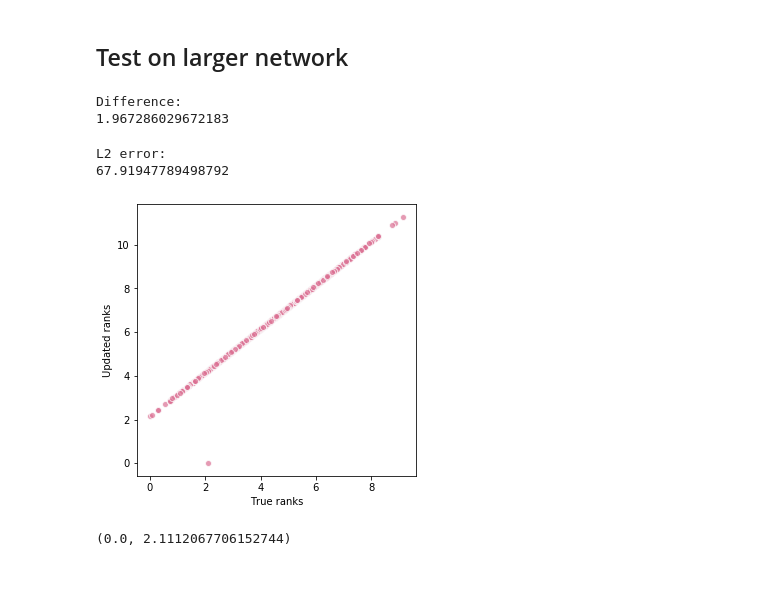
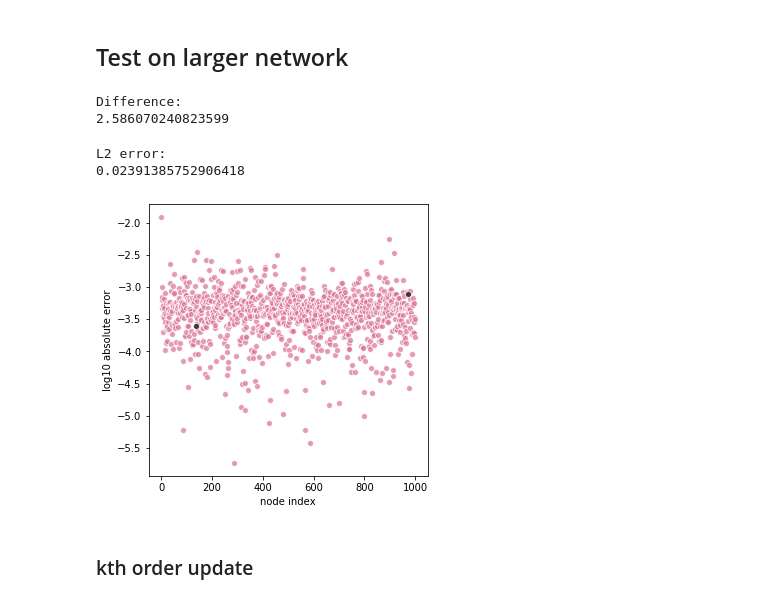
Before and after one commit to AparaV/SpringRankGroups, a Jupyter notebook: api/jupyter/online_ranking.ipynb, the cells around one changed output. Cells and saved outputs as stored; diff of their text form; code cells hidden in the pictures.

```diff
--- a/api/jupyter/online_ranking.ipynb
+++ b/api/jupyter/online_ranking.ipynb
@@ -55,28 +52,34 @@ def update_ranks(A, s_0, P, num_iter=100, tol=1e-7):
     RHS_p = operator_P(RHS, P)
     delta_p = LA.solve(L_p, RHS_p)
     s_est[P] = s_est[P] + delta_p
-#     delta_norm = LA.norm(delta_p)
-
-    seen_nodes = set(P)
 
     N = get_neighbors(A, P)
-#     while delta_norm > tol:
     for i in range(num_iter):
         L_n = operator_P(L, N)
         RHS_n = operator_P(d_hat - np.matmul(L, s_est), N)
         delta_n = LA.solve(L_n, RHS_n)
         s_est[N] = s_est[N] + delta_n
         N = get_neighbors(A, N)
-#         set_N = set(N)
-#         if seen_nodes.union(set_N) == seen_nodes:
-#             print(i)
-#             break
-#         else:
-#             seen_nodes = seen_nodes.union(set_N)
-#
-#         delta_norm = LA.norm(delta_n)
 
     return s_est
+
+def kth_order_update(A, s_0, N0, order):
+    L = Laplacian(A)
+    s_est = copy(s_0)
+    d_hat = np.sum(A, 1) - np.sum(A, 0)
+    RHS = d_hat - np.matmul(L, s_0)
+
+    N = set()
+    for k in range(order):
+        N = N.union(get_neighbors(A, list(N)))
+    N = list(N)
+
+    L_n = operator_P(L, N)
+    RHS_n = operator_P(RHS, N)
+    delta_n = LA.solve(L_n, RHS_n)
+    s_est[N] = s_est[N] + delta_n
+
+    return s_est, N
 # %% [markdown]
 ## Test on a small network
 # %%
@@ -164,8 +167,7 @@ alpha = 1
 N = 1000
 K = 10
 
-A_0 = sr.SpringRank_planted_network(N, beta, alpha, K, np.random)
-A_0 = np.array(nx.to_numpy_matrix(A_0))
+A_0 = sr.SpringRank_planted_network(N, beta, alpha, K)
 s_0 = sr.SpringRank(A_0)
 s_0 = tl.adjust_ranks(s_0, A_0, p_ij=p_ij)
 # %%
@@ -185,7 +187,7 @@ print("Difference:")
 print(LA.norm(s - s_0, ord=2))
 # %% [output]
 Difference:
-1.967286029672183
+2.586070240823599
 # %%
 P = [node_x, node_y]
 s_est = update_ranks(A, s_0, P, num_iter=10, tol=1e-1)
@@ -195,23 +197,24 @@ print("L2 error:")
 print(LA.norm(s - s_est, ord=2))
 # %% [output]
 L2 error:
-67.91947789498792
+0.02391385752906418
 # %%
 fig, ax = plt.subplots(1, 1, figsize=(5, 5))
 
-ax.scatter(s, s_est,
+ax.scatter(np.arange(len(s)), np.log10(np.abs(s_est-s)),
            color="palevioletred", edgecolor="white", alpha=0.7)
+
+ax.scatter([node_x,node_y], np.log10(np.abs(s_est-s))[[node_x,node_y]],
+           color="black", edgecolor="white", alpha=0.7)
 
 # ax.scatter(s[621], s_est[621],
 #            color="deepskyblue", edgecolor="white", alpha=0.7)
 
-ax.set_xlabel("True ranks")
-ax.set_ylabel("Updated ranks")
+ax.set_xlabel("node index")
+ax.set_ylabel("log10 absolute error")
 
 plt.show()
 # %% [output]
-[figure, old version]
+[figure, new version]
-# %%
-s_est[621], s[621]
-# %% [output]
-(0.0, 2.1112067706152744)
+# %% [markdown]
+### kth order update
```
Also changed, not shown: parts of 4 cells of this notebook, 4 other files.
